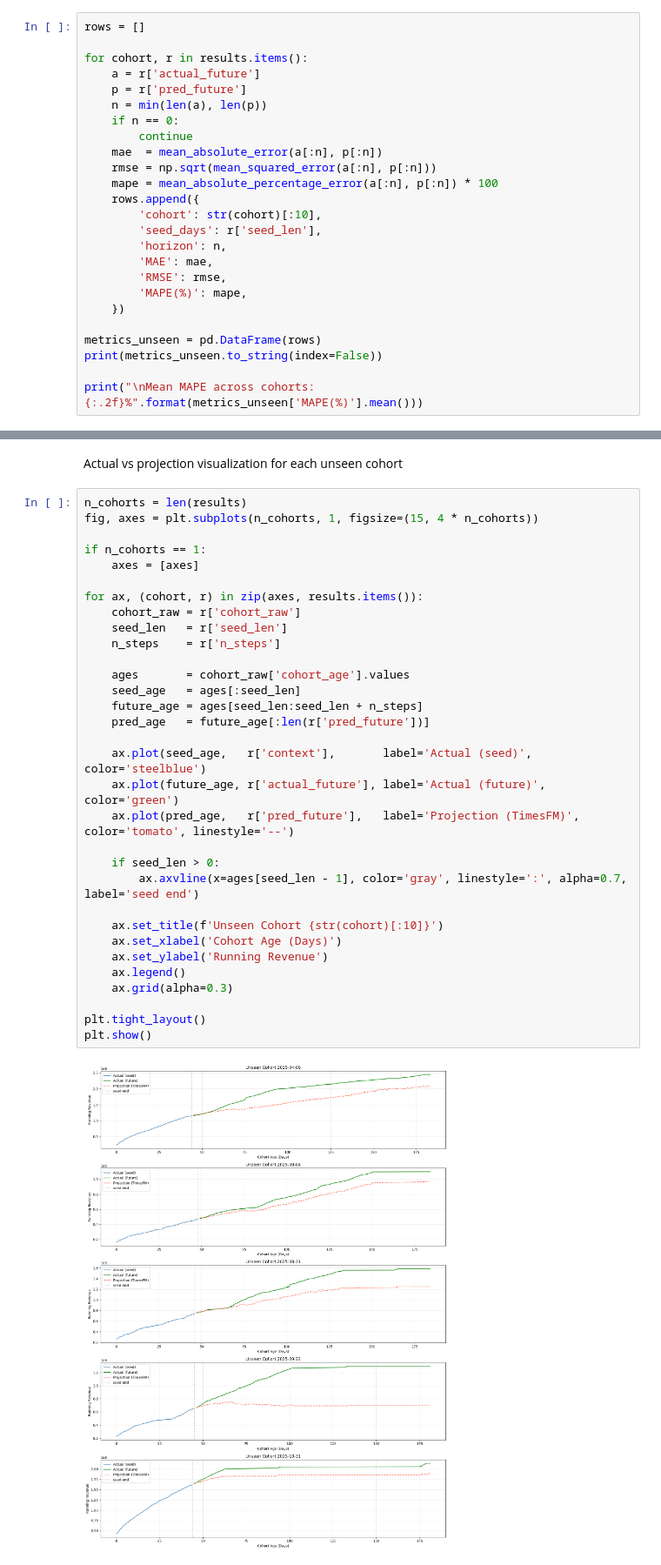
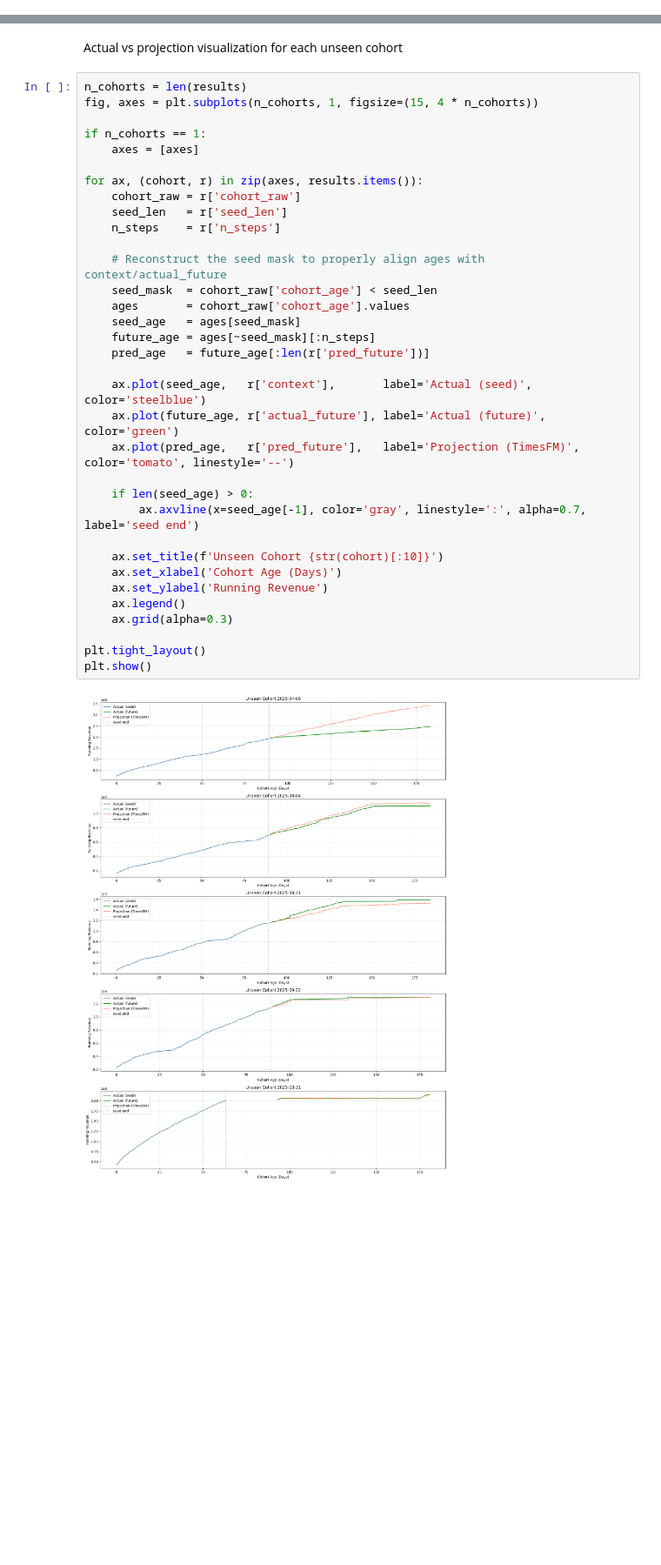
Before and after one commit to mrifala29/ltv-projection, a Jupyter notebook: LTV_Projection_VAS_TimeFM.ipynb, the cells around one changed output, grey strips where cells are left out. Shown at 87% size. Drawn from its saved outputs; the diff is of its cells as text; blank space fills up the shorter version.

```diff
--- a/LTV_Projection_VAS_TimeFM.ipynb
+++ b/LTV_Projection_VAS_TimeFM.ipynb
@@ -908,25 +914,0 @@ Per-cohort evaluation metrics (MAE, RMSE, MAPE) on the unseen data
-# %%
-rows = []
-
-for cohort, r in results.items():
-    a = r['actual_future']
-    p = r['pred_future']
-    n = min(len(a), len(p))
-    if n == 0:
-        continue
-    mae  = mean_absolute_error(a[:n], p[:n])
-    rmse = np.sqrt(mean_squared_error(a[:n], p[:n]))
-    mape = mean_absolute_percentage_error(a[:n], p[:n]) * 100
-    rows.append({
-        'cohort': str(cohort)[:10],
-        'seed_days': r['seed_len'],
-        'horizon': n,
-        'MAE': mae,
-        'RMSE': rmse,
-        'MAPE(%)': mape,
-    })
-
-metrics_unseen = pd.DataFrame(rows)
-print(metrics_unseen.to_string(index=False))
-
-print("\nMean MAPE across cohorts: {:.2f}%".format(metrics_unseen['MAPE(%)'].mean()))
@@ -944,34 +917,36 @@ Actual vs projection visualization for each unseen cohort
 # %%
 n_cohorts = len(results)
 fig, axes = plt.subplots(n_cohorts, 1, figsize=(15, 4 * n_cohorts))
 
 if n_cohorts == 1:
     axes = [axes]
 
 for ax, (cohort, r) in zip(axes, results.items()):
     cohort_raw = r['cohort_raw']
     seed_len   = r['seed_len']
     n_steps    = r['n_steps']
 
+    # Reconstruct the seed mask to properly align ages with context/actual_future
+    seed_mask  = cohort_raw['cohort_age'] < seed_len
     ages       = cohort_raw['cohort_age'].values
-    seed_age   = ages[:seed_len]
-    future_age = ages[seed_len:seed_len + n_steps]
+    seed_age   = ages[seed_mask]
+    future_age = ages[~seed_mask][:n_steps]
     pred_age   = future_age[:len(r['pred_future'])]
 
     ax.plot(seed_age,   r['context'],       label='Actual (seed)',        color='steelblue')
     ax.plot(future_age, r['actual_future'], label='Actual (future)',      color='green')
     ax.plot(pred_age,   r['pred_future'],   label='Projection (TimesFM)', color='tomato', linestyle='--')
 
-    if seed_len > 0:
-        ax.axvline(x=ages[seed_len - 1], color='gray', linestyle=':', alpha=0.7, label='seed end')
+    if len(seed_age) > 0:
+        ax.axvline(x=seed_age[-1], color='gray', linestyle=':', alpha=0.7, label='seed end')
 
     ax.set_title(f'Unseen Cohort {str(cohort)[:10]}')
     ax.set_xlabel('Cohort Age (Days)')
     ax.set_ylabel('Running Revenue')
     ax.legend()
     ax.grid(alpha=0.3)
 
 plt.tight_layout()
 plt.show()
 # %% [output]
-[figure, old version]
+[figure, new version]
```
Also changed, not shown: parts of 11 cells of this notebook.
